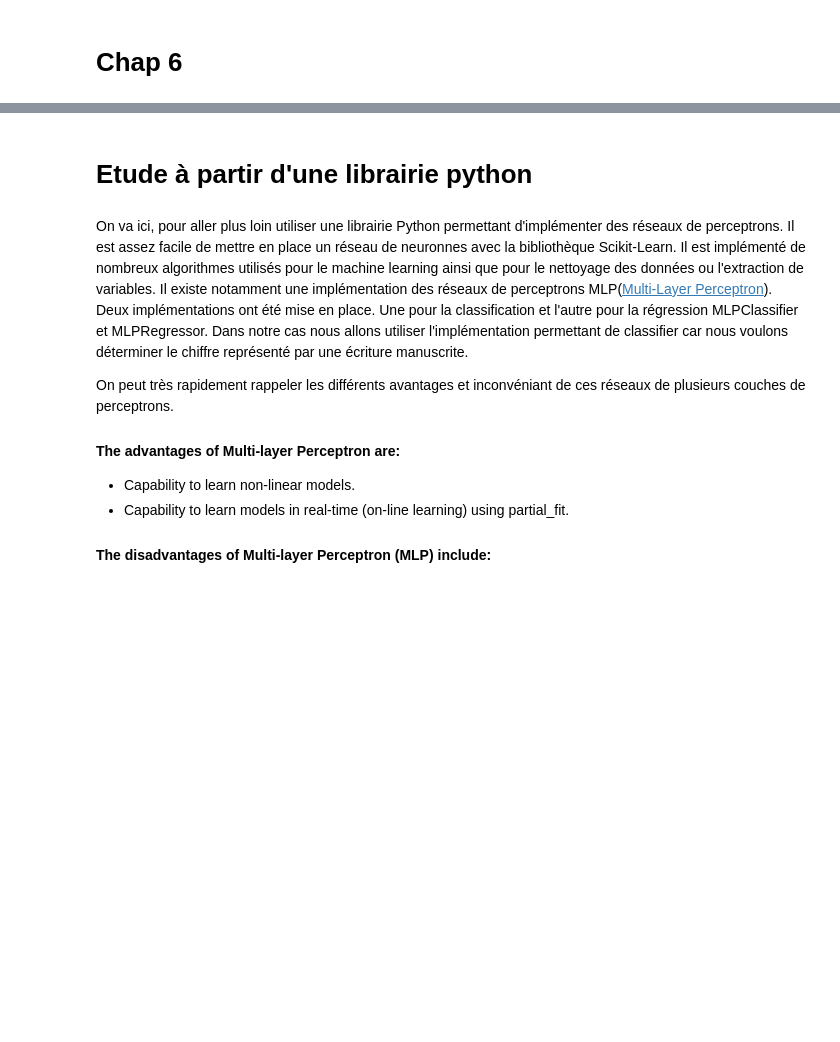
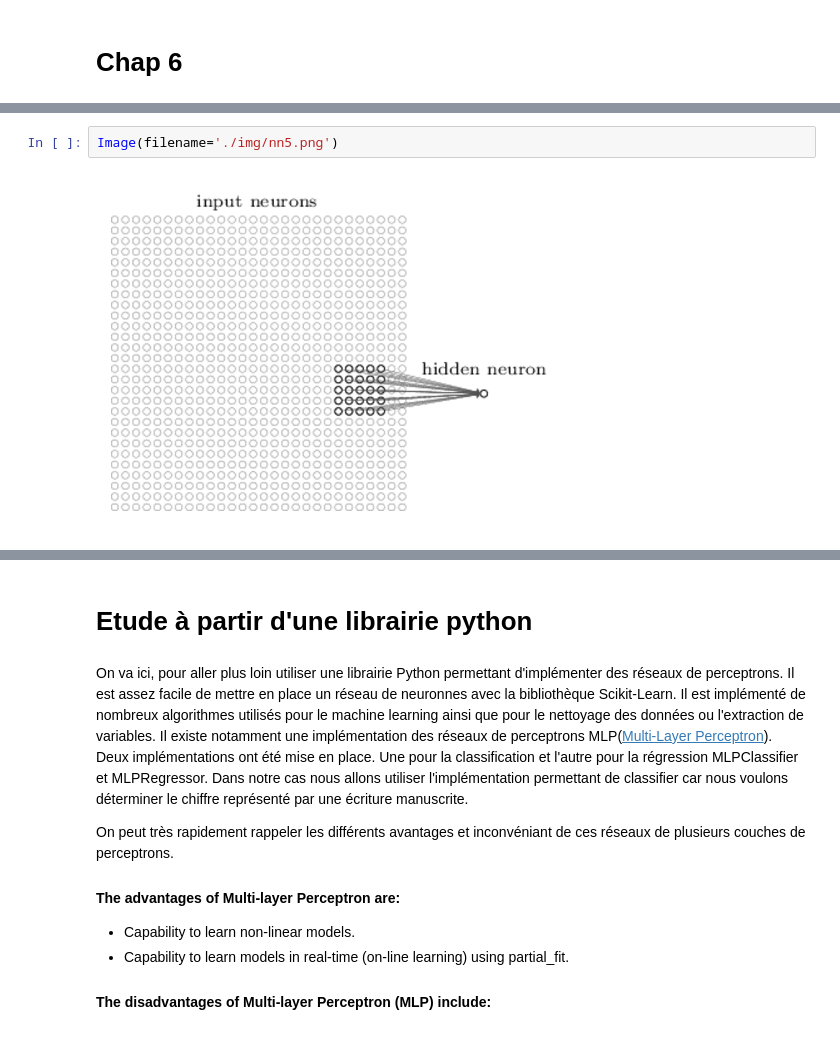
Before and after one commit to rcourivaud/HandWrittenRecognitionDigits, a Jupyter notebook: Hand Written Digits Recognition.ipynb, the cells around one changed output, grey strips where cells are left out. Drawn from its saved outputs; the diff is of its cells as text; blank space fills up the shorter version.

```diff
--- a/Hand Written Digits Recognition.ipynb
+++ b/Hand Written Digits Recognition.ipynb
@@ -88,0 +125,4 @@ PDF("./docs/neuralnetworksanddeeplearning_com_chap6_html.pdf")
+# %%
+Image(filename='./img/nn5.png')
+# %% [output]
+[figure, added]
```
Also changed, not shown: parts of 57 cells of this notebook, 10 other files.
